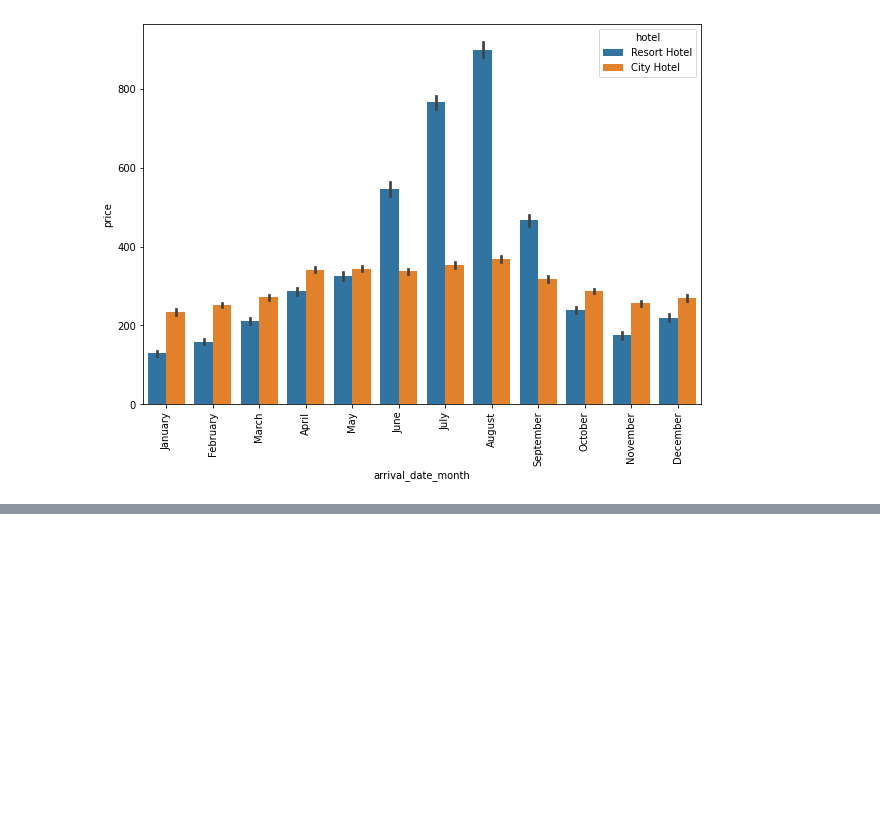
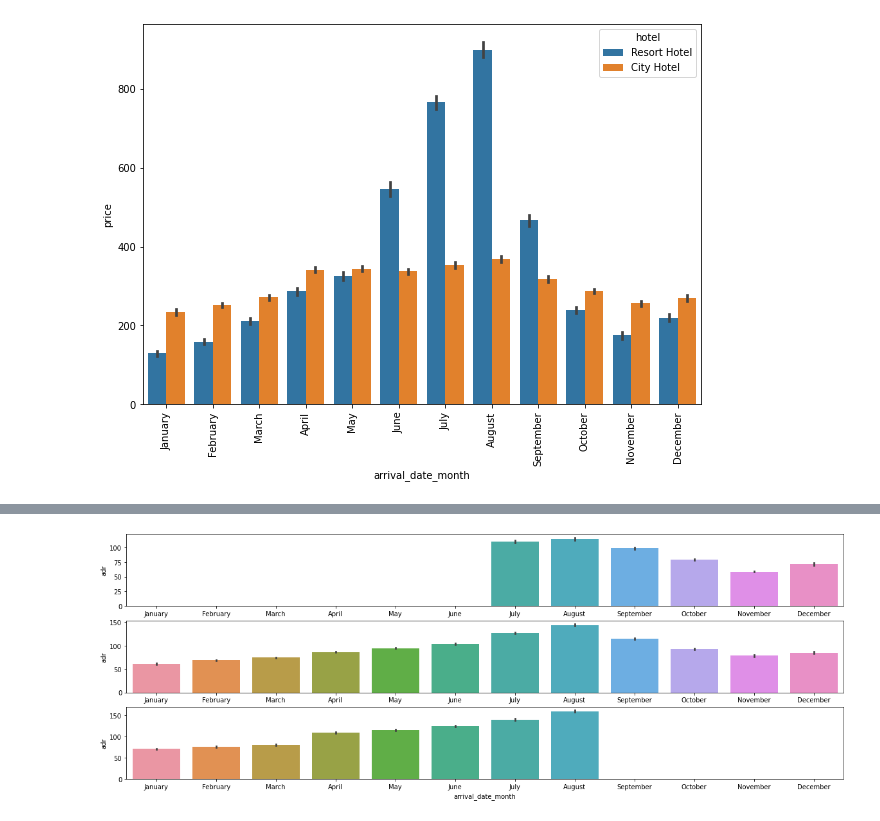
Before and after one commit to V-dit/EDA-hotel-booking-analysis, a Jupyter notebook: Hotel_Booking_Analysis_Final_File.ipynb, the cells around one changed output, grey strips where cells are left out. Saved outputs shown, nothing was run; the diff lists cells and outputs as text; code cells hidden in the pictures; blank space fills up the shorter version.

```diff
--- a/Hotel_Booking_Analysis_Final_File.ipynb
+++ b/Hotel_Booking_Analysis_Final_File.ipynb
@@ -727,0 +736,19 @@ plt.show()
+# %%
+plt.figure(figsize=(20,7))
+
+plt.subplot(3,1,1)
+data_2015 = df[df['arrival_date_year'] == 2015]
+data_2015[['arrival_date_year','arrival_date_month', 'adr']]
+adr_2015 = sns.barplot(data = data_2015[['arrival_date_year','arrival_date_month', 'adr']], x = data_2015['arrival_date_month'], y = data_2015['adr'], order = order_months)
+
+plt.subplot(3,1,2)
+data_2016 = df[df['arrival_date_year'] == 2016]
+data_2016[['arrival_date_year','arrival_date_month', 'adr']]
+adr_2016 = sns.barplot(data = data_2016[['arrival_date_year','arrival_date_month', 'adr']], x = data_2016['arrival_date_month'], y = data_2016['adr'], order = order_months)
+
+plt.subplot(3,1,3)
+data_2017 = df[df['arrival_date_year'] == 2017]
+data_2017[['arrival_date_year','arrival_date_month', 'adr']]
+adr_2017 = sns.barplot(data = data_2017[['arrival_date_year','arrival_date_month', 'adr']], x = data_2017['arrival_date_month'], y = data_2017['adr'], order = order_months)
+# %% [output]
+[figure, added]
```
Also changed, not shown: parts of 1 cell of this notebook.
